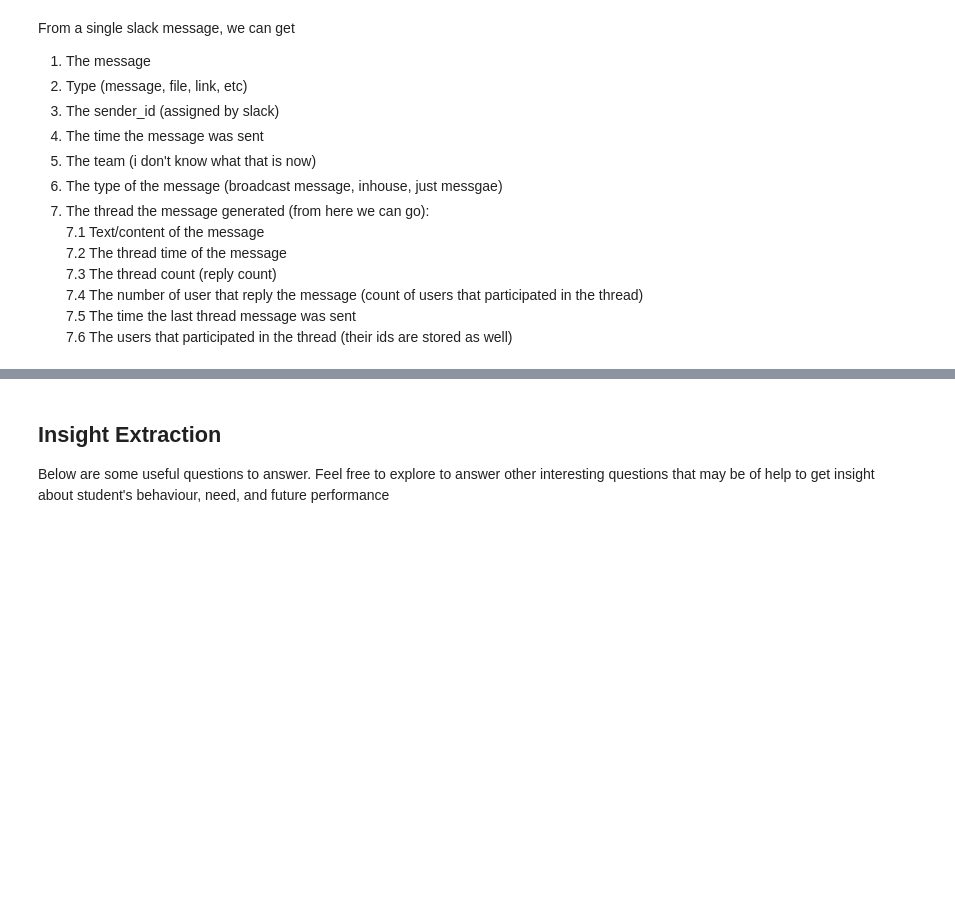
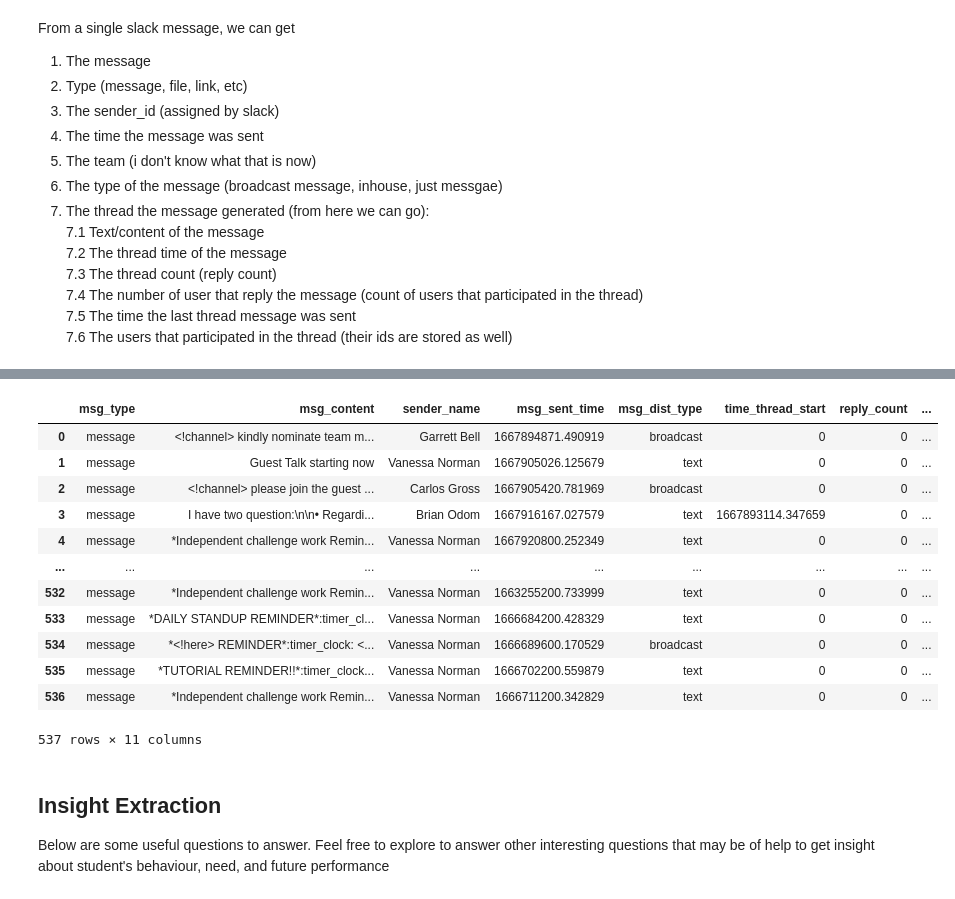
Before and after one commit to abrhamadddis/week0_starter_network_analysis-Public-template, a Jupyter notebook: notebooks/parse_slack_data.ipynb, the cells around one changed output, grey strips where cells are left out. Saved outputs shown, nothing was run; the diff lists cells and outputs as text; code cells hidden in the pictures; blank space fills up the shorter version.

Commit message:
loading data to create a data fream

```diff
--- a/notebooks/parse_slack_data.ipynb
+++ b/notebooks/parse_slack_data.ipynb
@@ -44,6 +42,8 @@ From a single slack message, we can get <br>
     7.5 The time the last thread message was sent <br>
     7.6 The users that participated in the thread (their ids are stored as well)<br>
 # %%
+import glob
+import pandas as pd
 # combine all json file in all-weeks8-9
 def slack_parser(path_channel):
     """ parse slack data to extract useful informations from the json file
@@ -58,10 +58,12 @@ def slack_parser(path_channel):
 
     # specify path to get json files
     combined = []
-    for json_file in glob.glob(f"{path_channel}*.json"):
+    for json_file in glob.glob(f"{path_channel}/*.json"): # type: ignore
+        print(json_file)
         with open(json_file, 'r', encoding="utf8") as slack_data:
-            combined.append(slack_data)
-
+            file = json.load(slack_data)
+            combined.append(file)
+    print(combined)
     # loop through all json files and extract required informations
     dflist = []
     for slack_data in combined:
@@ -212,3 +214,7 @@ def map_userid_2_realname(user_profile: dict, comm_dict: dict, plot=False):
         plt.title('Student based on Message sent in thread', size=20)
 
     return ac_comm_dict
+# %%
+path = "../data/all-broadcast"
+out_put=slack_parser(path)
+print(out_put)
@@ -215,3 +239,19 @@ def map_userid_2_realname(user_profile: dict, comm_dict: dict, plot=False):
+# %%
+out_put
+# %% [output]
+|  | msg_type | msg_content | sender_name | msg_sent_time | msg_dist_type | time_thread_start | reply_count | ... |
+| 0 | message | <!channel> kindly nominate team m... | Garrett Bell | 1667894871.490919 | broadcast | 0 | 0 | ... |
+| 1 | message | Guest Talk starting now | Vanessa Norman | 1667905026.125679 | text | 0 | 0 | ... |
+| 2 | message | <!channel> please join the guest ... | Carlos Gross | 1667905420.781969 | broadcast | 0 | 0 | ... |
+| 3 | message | I have two question:\n\n• Regardi... | Brian Odom | 1667916167.027579 | text | 1667893114.347659 | 0 | ... |
+| 4 | message | *Independent challenge work Remin... | Vanessa Norman | 1667920800.252349 | text | 0 | 0 | ... |
+| ... | ... | ... | ... | ... | ... | ... | ... | ... |
+| 532 | message | *Independent challenge work Remin... | Vanessa Norman | 1663255200.733999 | text | 0 | 0 | ... |
+| 533 | message | *DAILY STANDUP REMINDER*:timer_cl... | Vanessa Norman | 1666684200.428329 | text | 0 | 0 | ... |
+| 534 | message | *<!here> REMINDER*:timer_clock: <... | Vanessa Norman | 1666689600.170529 | broadcast | 0 | 0 | ... |
+| 535 | message | *TUTORIAL REMINDER!!*:timer_clock... | Vanessa Norman | 1666702200.559879 | text | 0 | 0 | ... |
+| 536 | message | *Independent challenge work Remin... | Vanessa Norman | 1666711200.342829 | text | 0 | 0 | ... |
+537 rows × 11 columns
 # %%
 def get_top_20_user(data, channel='Random'):
     """get user with the highest number of message sent to any channel"""
```
Also changed, not shown: parts of 2 cells of this notebook, 3 other files.
